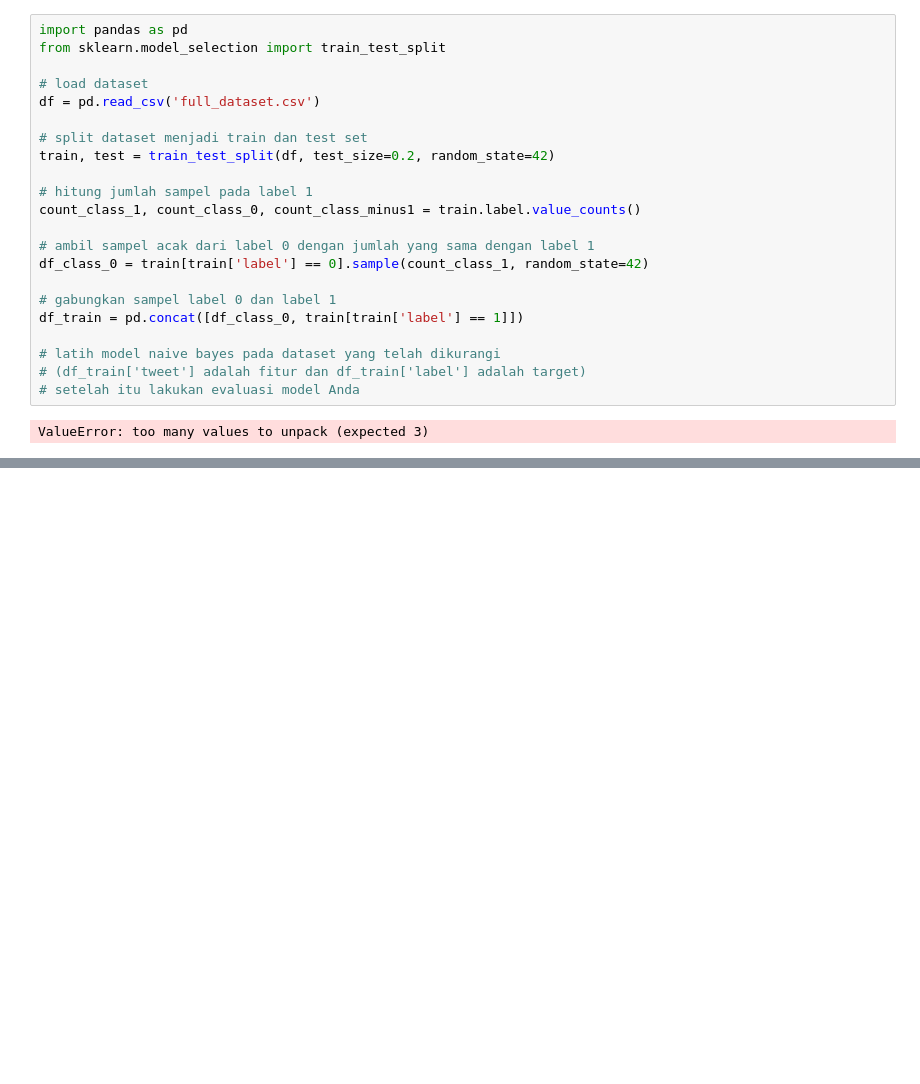
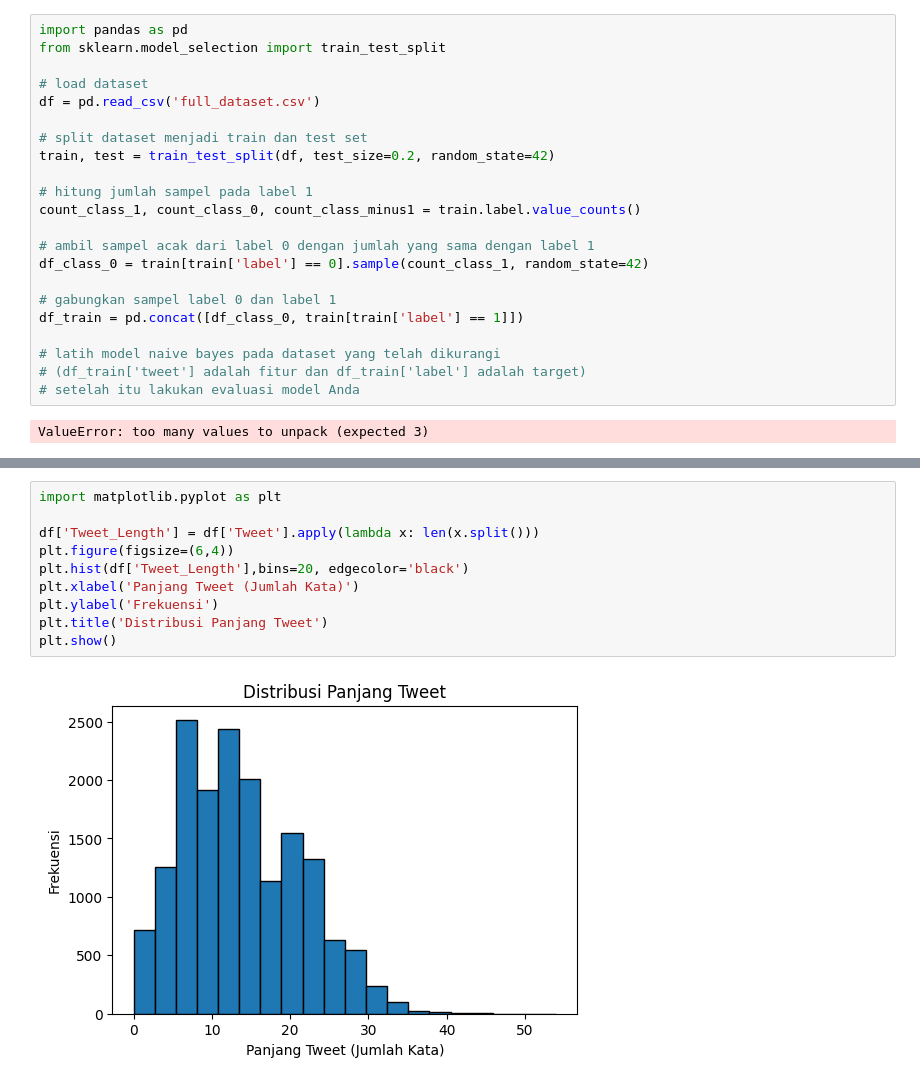
Before and after one commit to NaufalRizqullah23/Sentiment-Analysis, a Jupyter notebook: training.ipynb, the cells around one changed output, grey strips where cells are left out. Drawn from its saved outputs; the diff is of its cells as text; blank space fills up the shorter version.

```diff
--- a/training.ipynb
+++ b/training.ipynb
@@ -164,0 +229,12 @@ ValueError: too many values to unpack (expected 3)
+# %%
+import matplotlib.pyplot as plt
+
+df['Tweet_Length'] = df['Tweet'].apply(lambda x: len(x.split()))
+plt.figure(figsize=(6,4))
+plt.hist(df['Tweet_Length'],bins=20, edgecolor='black')
+plt.xlabel('Panjang Tweet (Jumlah Kata)')
+plt.ylabel('Frekuensi')
+plt.title('Distribusi Panjang Tweet')
+plt.show()
+# %% [output]
+[figure, added]
```
Also changed, not shown: parts of 21 cells of this notebook, 14 other files.
